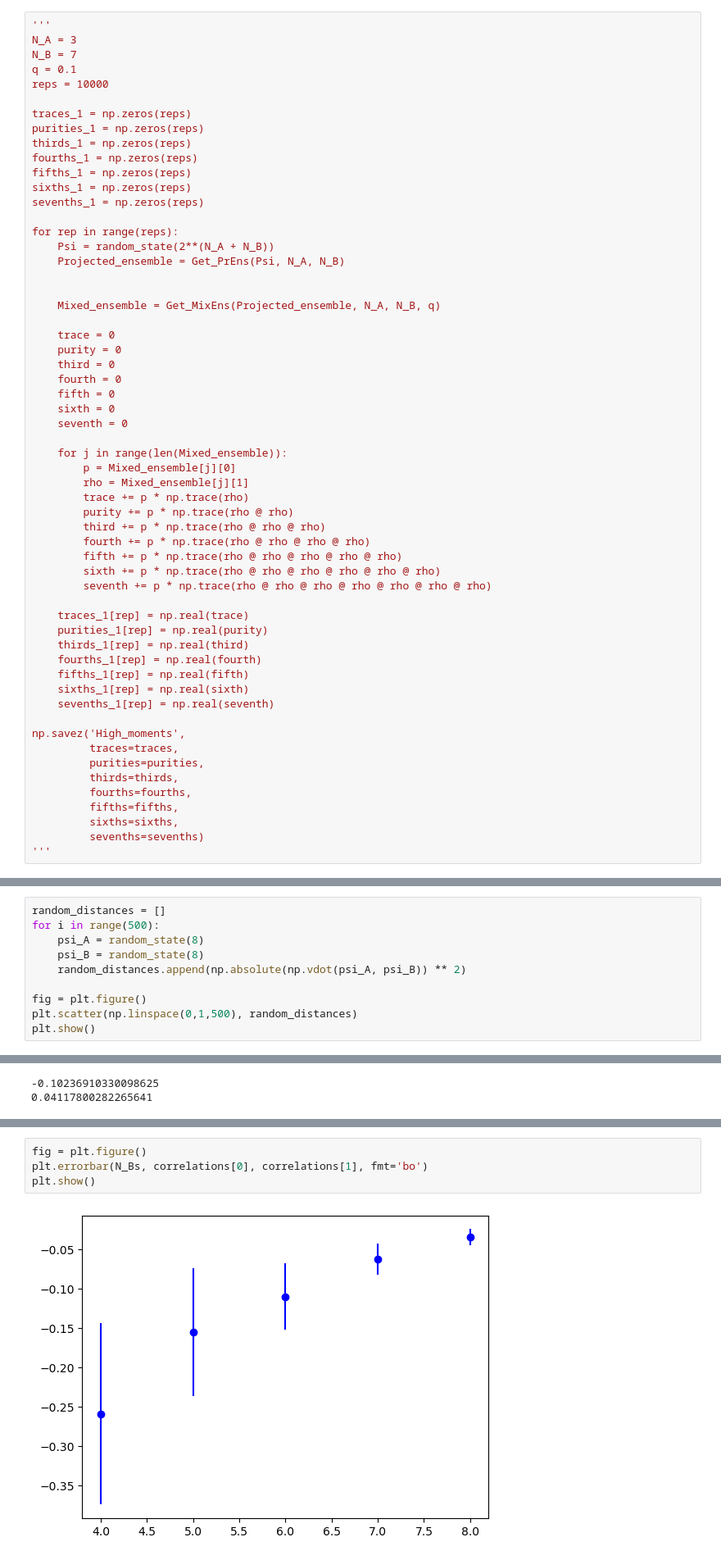
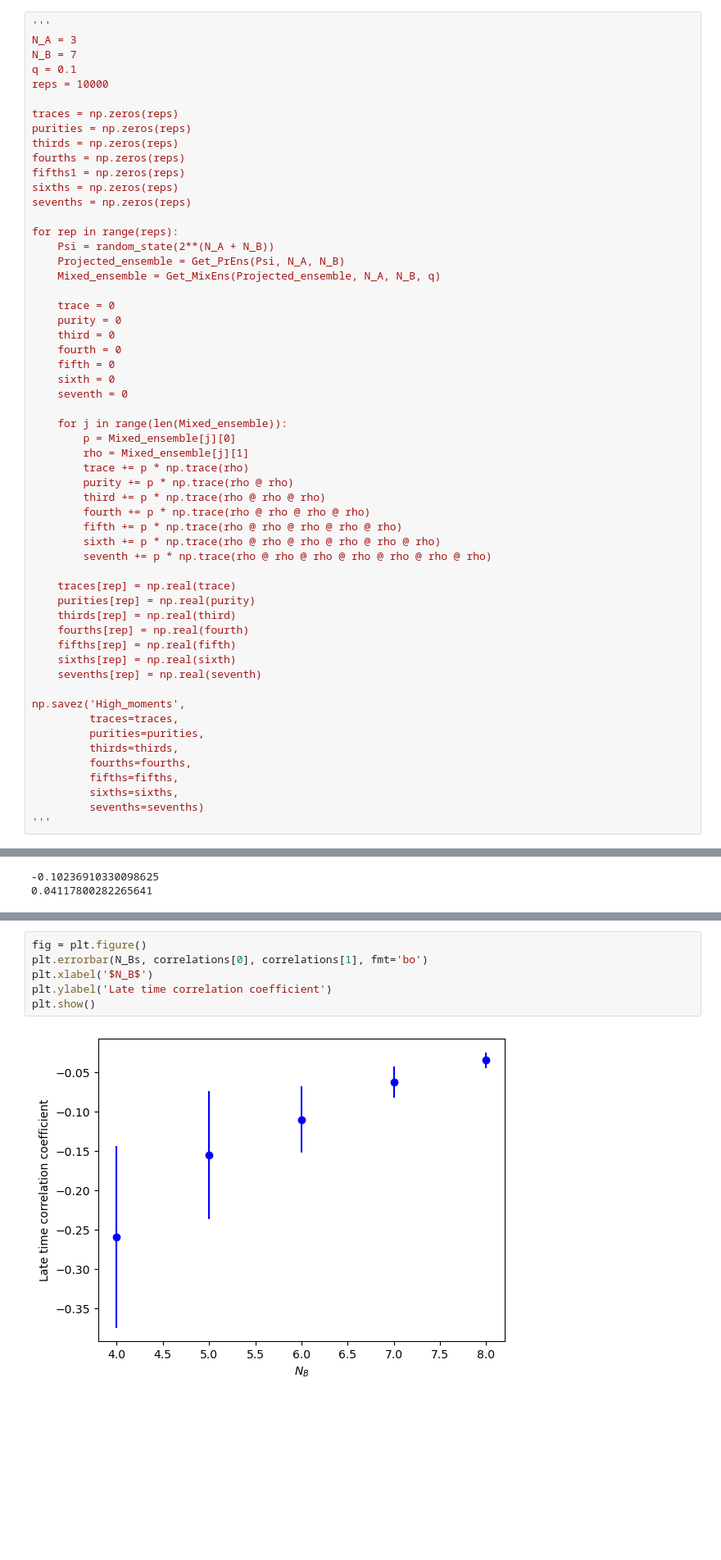
Before and after one commit to DaanTimmers/Summer_23, a Jupyter notebook: model_II_exploration.ipynb, the cells around one changed output, grey strips where cells are left out. Shown at 82% size. Cells and saved outputs as stored; diff of their text form; blank space fills up the shorter version.

```diff
--- a/model_II_exploration.ipynb
+++ b/model_II_exploration.ipynb
@@ -562,19 +615,17 @@ N_B = 7
 q = 0.1
 reps = 10000
 
-traces_1 = np.zeros(reps)
-purities_1 = np.zeros(reps)
-thirds_1 = np.zeros(reps)
-fourths_1 = np.zeros(reps)
-fifths_1 = np.zeros(reps)
-sixths_1 = np.zeros(reps)
-sevenths_1 = np.zeros(reps)
+traces = np.zeros(reps)
+purities = np.zeros(reps)
+thirds = np.zeros(reps)
+fourths = np.zeros(reps)
+fifths1 = np.zeros(reps)
+sixths = np.zeros(reps)
+sevenths = np.zeros(reps)
 
 for rep in range(reps):
     Psi = random_state(2**(N_A + N_B))
     Projected_ensemble = Get_PrEns(Psi, N_A, N_B)
-
-
     Mixed_ensemble = Get_MixEns(Projected_ensemble, N_A, N_B, q)
 
     trace = 0
@@ -596,13 +647,13 @@ for rep in range(reps):
         sixth += p * np.trace(rho @ rho @ rho @ rho @ rho @ rho)
         seventh += p * np.trace(rho @ rho @ rho @ rho @ rho @ rho @ rho)
 
-    traces_1[rep] = np.real(trace)
-    purities_1[rep] = np.real(purity)
-    thirds_1[rep] = np.real(third)
-    fourths_1[rep] = np.real(fourth)
-    fifths_1[rep] = np.real(fifth)
-    sixths_1[rep] = np.real(sixth)
-    sevenths_1[rep] = np.real(seventh)
+    traces[rep] = np.real(trace)
+    purities[rep] = np.real(purity)
+    thirds[rep] = np.real(third)
+    fourths[rep] = np.real(fourth)
+    fifths[rep] = np.real(fifth)
+    sixths[rep] = np.real(sixth)
+    sevenths[rep] = np.real(seventh)
 
 np.savez('High_moments',
          traces=traces,
@@ -791,10 +823,0 @@ plt.show()
-# %%
-random_distances = []
-for i in range(500):
-    psi_A = random_state(8)
-    psi_B = random_state(8)
-    random_distances.append(np.absolute(np.vdot(psi_A, psi_B)) ** 2)
-
-fig = plt.figure()
-plt.scatter(np.linspace(0,1,500), random_distances)
-plt.show()
@@ -1670,6 +1428,8 @@ for m, N_B in enumerate(N_Bs):
 # %%
 fig = plt.figure()
 plt.errorbar(N_Bs, correlations[0], correlations[1], fmt='bo')
+plt.xlabel('$N_B$')
+plt.ylabel('Late time correlation coefficient')
 plt.show()
 # %% [output]
-[figure, old version]
+[figure, new version]
```
Also changed, not shown: parts of 68 cells of this notebook.
